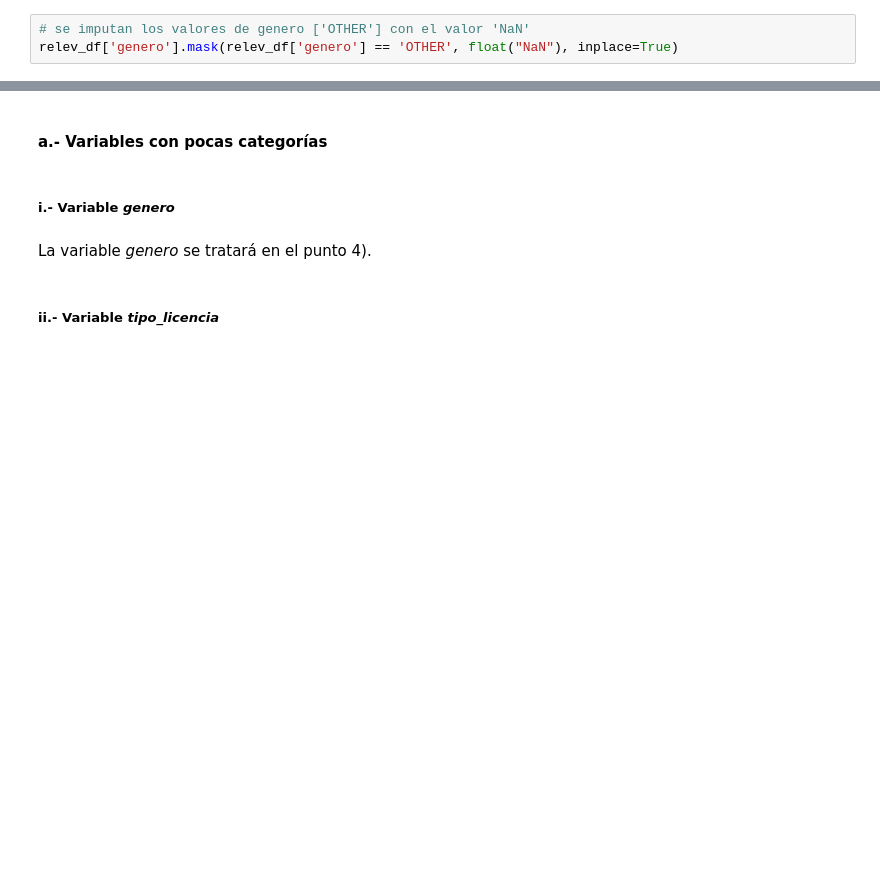
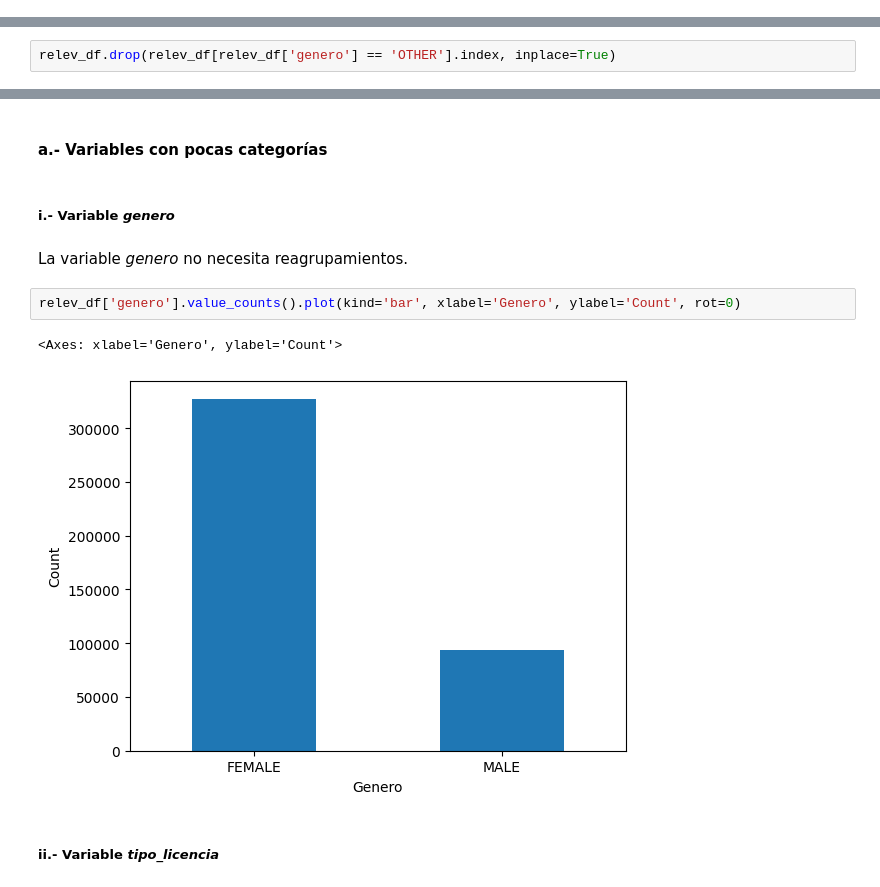
Before and after one commit to grabyc/diplodatos-mentoria, a Jupyter notebook: TP02/TP02_Consignas.ipynb, the cells around one changed output, grey strips where cells are left out. Saved outputs shown, nothing was run; the diff lists cells and outputs as text; blank space fills up the shorter version.

Commit message:
TP02 - Generos OTHER descartados

```diff
--- a/TP02/TP02_Consignas.ipynb
+++ b/TP02/TP02_Consignas.ipynb
@@ -318,3 +307,0 @@ En el punto 4), y luego de haber completado el reagrupamiento de variables categ
-# %%
-# se imputan los valores de genero ['OTHER'] con el valor 'NaN'
-relev_df['genero'].mask(relev_df['genero'] == 'OTHER', float("NaN"), inplace=True)
@@ -321,3 +312,5 @@ relev_df['genero'].mask(relev_df['genero'] == 'OTHER', float("NaN"), inplace=Tru
+# %%
+relev_df.drop(relev_df[relev_df['genero'] == 'OTHER'].index, inplace=True)
 # %% [markdown]
 ##### vi.- Estado del dataset luego de las transformaciones
 
@@ -588,8 +581,13 @@ relev_df[relev_df['fecha_fin'] < '2021-01-01']['fecha_fin'] = fechas_fin_df[fech
 #### a.- Variables con pocas categorías
 # %% [markdown]
 ##### i.- Variable *genero*
-# %% [markdown]
-La variable *genero* se tratará en el punto 4).
+# %% [markdown]
+La variable *genero* no necesita reagrupamientos.
+# %%
+relev_df['genero'].value_counts().plot(kind='bar', xlabel='Genero', ylabel='Count', rot=0)
+# %% [output]
+<Axes: xlabel='Genero', ylabel='Count'>
+[figure, added]
 # %% [markdown]
 ##### ii.- Variable *tipo_licencia*
 # %% [markdown]
```
Also changed, not shown: parts of 32 cells of this notebook.
